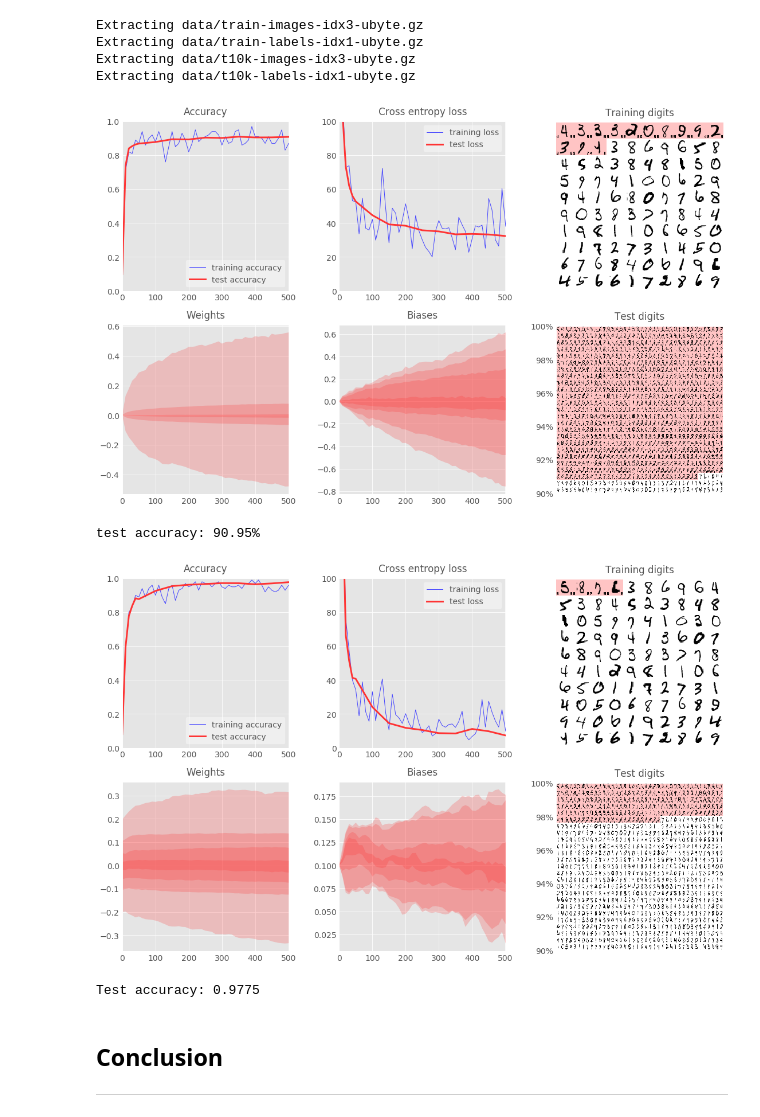
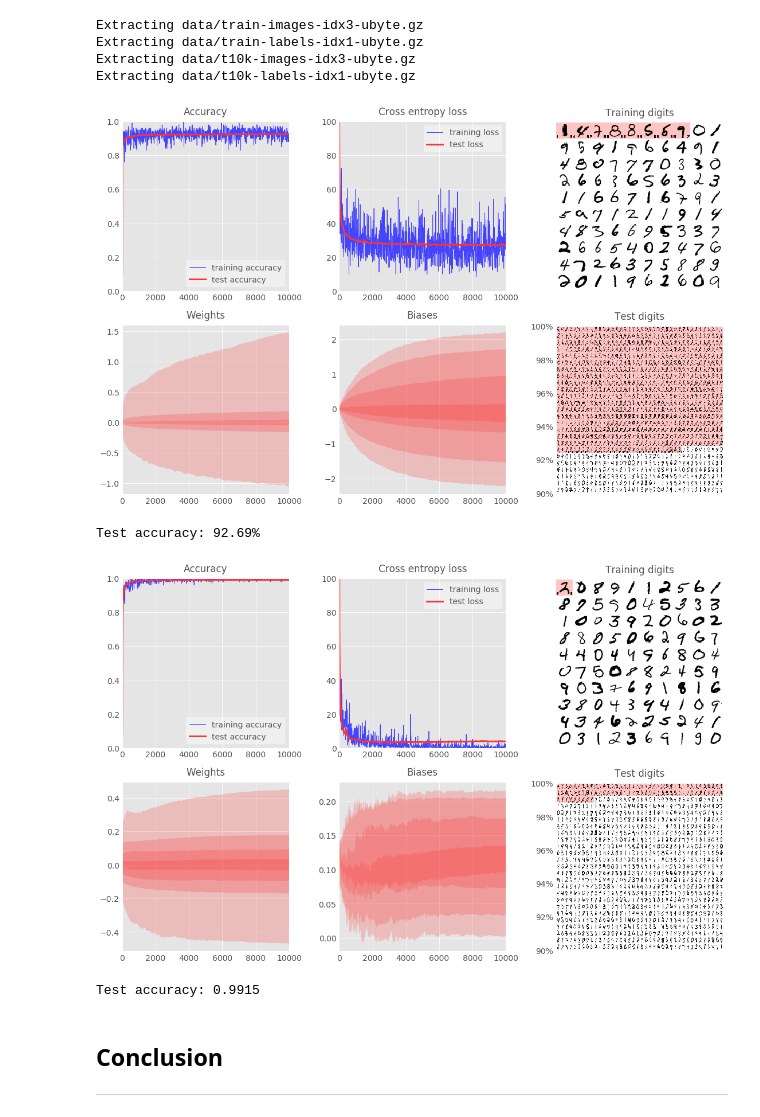
Before and after one commit to agnivahp/Handwritten-digit-recognition-demo, a Jupyter notebook: Demo1.1 - softmax, one layer.ipynb, the cells around one changed output. Saved outputs shown, nothing was run; the diff lists cells and outputs as text; code cells hidden in the pictures.

```diff
--- a/Demo1.1 - softmax, one layer.ipynb
+++ b/Demo1.1 - softmax, one layer.ipynb
@@ -123,39 +158,42 @@ sess.run(init)
 
 
 # You can call this function in a loop to train the model, 100 images at a time
 def training_step(i, update_test_data, update_train_data):
 
     # training on batches of 100 images with 100 labels
     batch_X, batch_Y = mnist.train.next_batch(100)
 
     # compute training values for visualisation
     if update_train_data:
         a, c, im, w, b = sess.run([accuracy, cross_entropy, I, allweights, allbiases], feed_dict={X: batch_X, Y_: batch_Y})
         datavis.append_training_curves_data(i, a, c)
         datavis.append_data_histograms(i, w, b)
         datavis.update_image1(im)
         logging.debug(str(i) + ": accuracy:" + str(a) + " loss: " + str(c))
         #logging.info('So should this')
         #print(str(i) + ": accuracy:" + str(a) + " loss: " + str(c))
 
     # compute test values for visualisation
     if update_test_data:
         a, c, im = sess.run([accuracy, cross_entropy, It], feed_dict={X: mnist.test.images, Y_: mnist.test.labels})
         datavis.append_test_curves_data(i, a, c)
         datavis.update_image2(im)
-        logging.debug(str(i) + ": ********* epoch " + str(i*100//mnist.train.images.shape[0]+1) + " ********* test accuracy:" + str(a) + " test loss: " + str(c))
-        #print(str(i) + ": ********* epoch " + str(i*100//mnist.train.images.shape[0]+1) + " ********* test accuracy:" + str(a) + " test loss: " + str(c))
+        logging.debug(str(i) + ": ********* epoch " + str(i*100//mnist.train.images.shape[0]+1) +
+                      " ********* test accuracy:" + str(a) + " test loss: " + str(c))
+        #print(str(i) + ": ********* epoch " +
+        #str(i*100//mnist.train.images.shape[0]+1) + " ********* test accuracy:" + str(a) + " test loss: " + str(c))
 
     # the backpropagation training step
     sess.run(train_step, feed_dict={X: batch_X, Y_: batch_Y})
 
 #animation
-datavis.animate(training_step, iterations=500+1, train_data_update_freq=10, test_data_update_freq=50, more_tests_at_start=True)
+datavis.animate(training_step, iterations=10000+1, train_data_update_freq=10, test_data_update_freq=50, more_tests_at_start=True)
 
-print("test accuracy: " + str(float(str(datavis.get_max_test_accuracy()))*100) + '%')
+print("Test accuracy: " + str(float(str(datavis.get_max_test_accuracy()))*100) + '%')
+#str(datavis.get_max_test_accuracy()))
 # %% [output]
-[figure, old version]
+[figure, new version]
-test accuracy: 90.95%
+Test accuracy: 92.69%
 # %%
 #tensorflow demo Digit recognition
 #CNN
@@ -273,7 +311,9 @@ def training_step(i, update_test_data, update_train_data):
         a, c, im = sess.run([accuracy, cross_entropy, It], feed_dict={X: mnist.test.images, Y_: mnist.test.labels, pkeep: 1})
         datavis.append_test_curves_data(i, a, c)
         datavis.update_image2(im)
-        logging.debug(str(i) + ": ********* epoch " + str(i*100//mnist.train.images.shape[0]+1) + " ********* test accuracy:" + str(a) + " test loss: " + str(c))
+        logging.debug(str(i) + ": ********* epoch " +
+                      str(i*100//mnist.train.images.shape[0]+1) + " ********* test accuracy:" +
+                      str(a) + " test loss: " + str(c))
         #print(str(i) + ": ********* epoch " + str(i*100//mnist.train.images.shape[0]+1) + " ********* test accuracy:" + str(a) + " test loss: " + str(c))
 
     # the backpropagation training step
@@ -281,15 +321,15 @@ def training_step(i, update_test_data, update_train_data):
 
 
 #to animate plots
-datavis.animate(training_step, iterations=500+1, train_data_update_freq=10, test_data_update_freq=50, more_tests_at_start=True)
+datavis.animate(training_step, iterations=10000+1, train_data_update_freq=10, test_data_update_freq=50, more_tests_at_start=True)
 
 #for i in range(10000+1):
  #   training_step(i, i % 50 == 0, i % 10 == 0)
 
 print("Test accuracy: " + str(datavis.get_max_test_accuracy()))
 # %% [output]
-[figure, old version]
+[figure, new version]
-Test accuracy: 0.9775
+Test accuracy: 0.9915
 # %% [markdown]
 ## Conclusion
 
```
Also changed, not shown: parts of 3 cells of this notebook, 1 other file.
